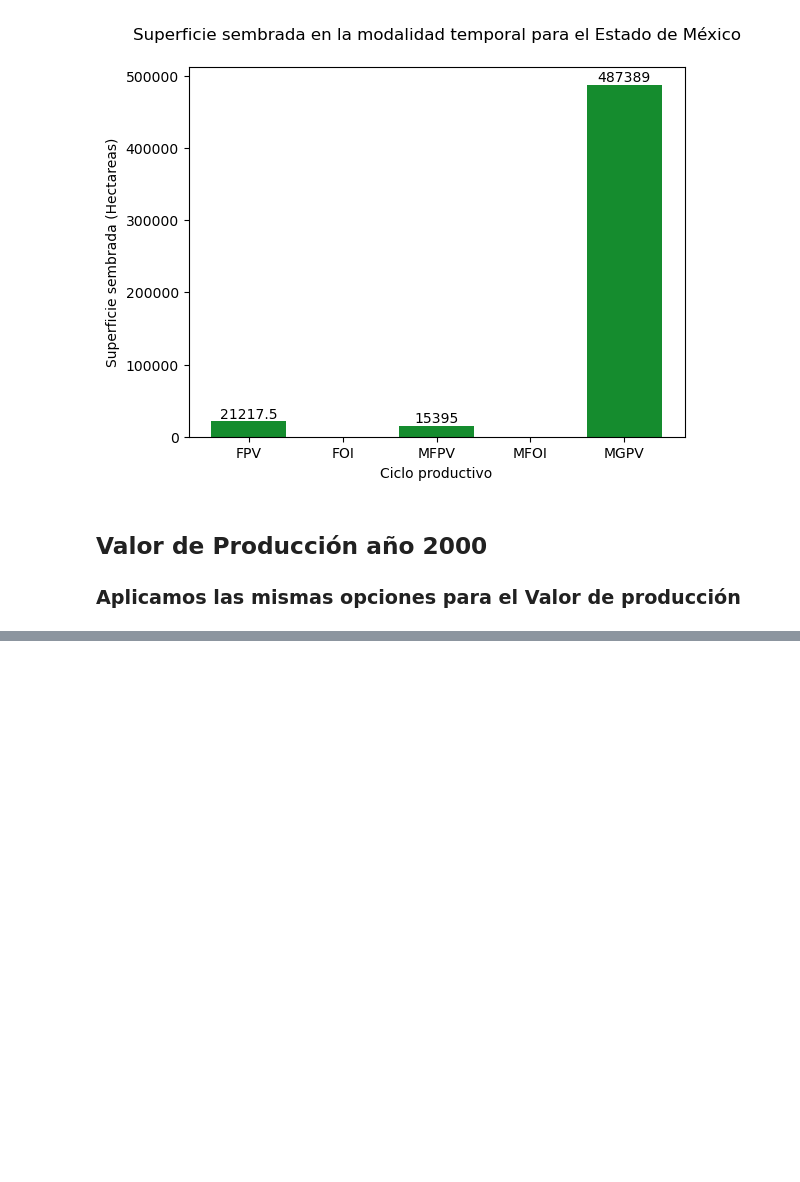
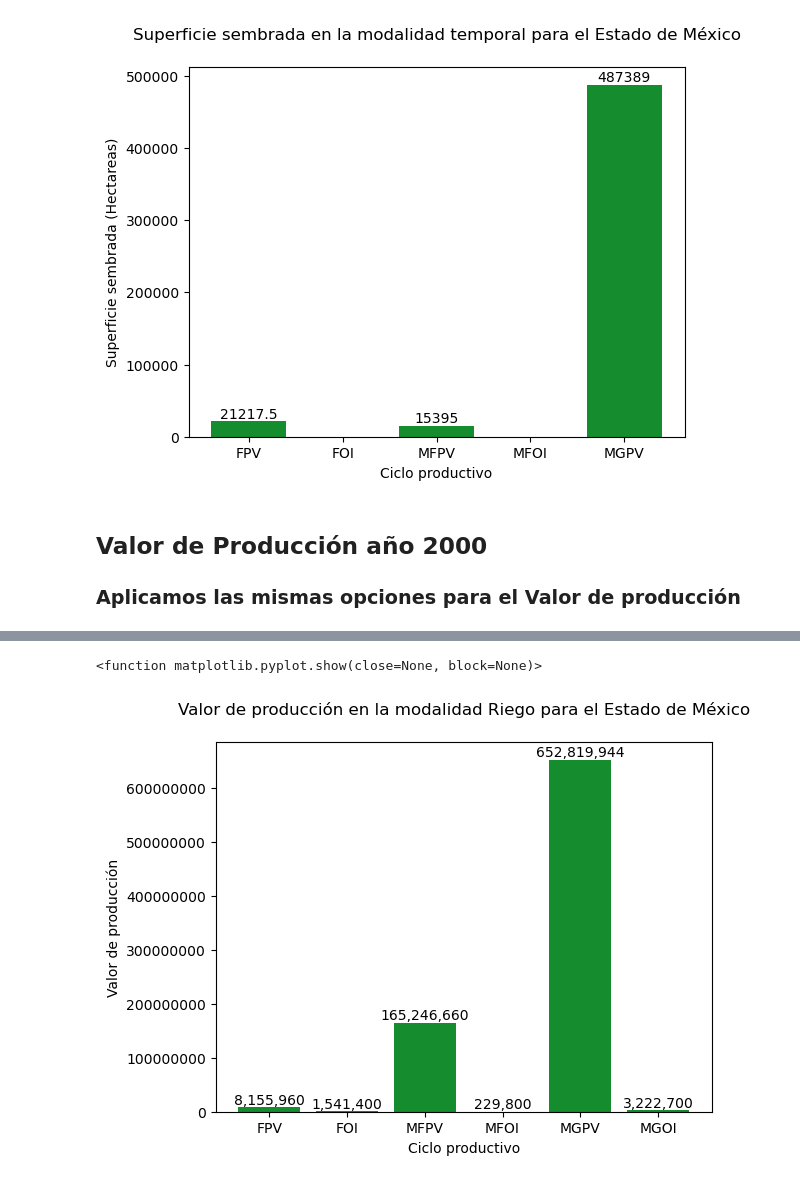
Before and after one commit to JFChavezC001/ReporteResidencia, a Jupyter notebook: resultadosProyect.ipynb, the cells around one changed output, grey strips where cells are left out. Saved outputs shown, nothing was run; the diff lists cells and outputs as text; code cells hidden in the pictures; blank space fills up the shorter version.

Commit message:
Creamos las gráficas correspondientes a los valores de producción tanto en la modalidad de riego como temporal

```diff
--- a/resultadosProyect.ipynb
+++ b/resultadosProyect.ipynb
@@ -80,3 +80,17 @@ ValProd
 | 3 | 4 | Maíz Forrajero | otoño-invierno | MFOI | 229800.0 | NaN |
 | 4 | 5 | Maíz de Grano | primavera-verano | MGPV | 652819944.4 | 1.859665e+09 |
 | 5 | 6 | Maíz de Grano | otoño-invierno | MGOI | 3222700.0 | NaN |
+# %%
+ValProdR=plt.bar(ValProd['Clave'],
+                    ValProd['Valor de Producción/Modalidad Riego'],
+                   color='#158C2E')#agregamos los valores que se estan trabajando
+plt.ticklabel_format(style='plain', axis= 'y')  # Evita notación científica en el eje y
+plt.bar_label(ValProdR,labels=[f'{int(v):,}' for v in ValProd['Valor de Producción/Modalidad Riego']]
+)#agregamos las etiquetas con el valor de nuestra superficie para cada modalidad
+plt.title("Valor de producción en la modalidad Riego para el Estado de México",loc="Center", pad= 20)#agregamos una etiqueta para nuestro titulo
+plt.xlabel("Ciclo productivo")#agregamos etiqueta para los ciclos productivos en el eje X
+plt.ylabel("Valor de producción")#agregamos etiqueta para la superficie sembrada en el eje y
+plt.show
+# %% [output]
+<function matplotlib.pyplot.show(close=None, block=None)>
+[figure, added]
```
Also changed, not shown: parts of 1 cell of this notebook.
